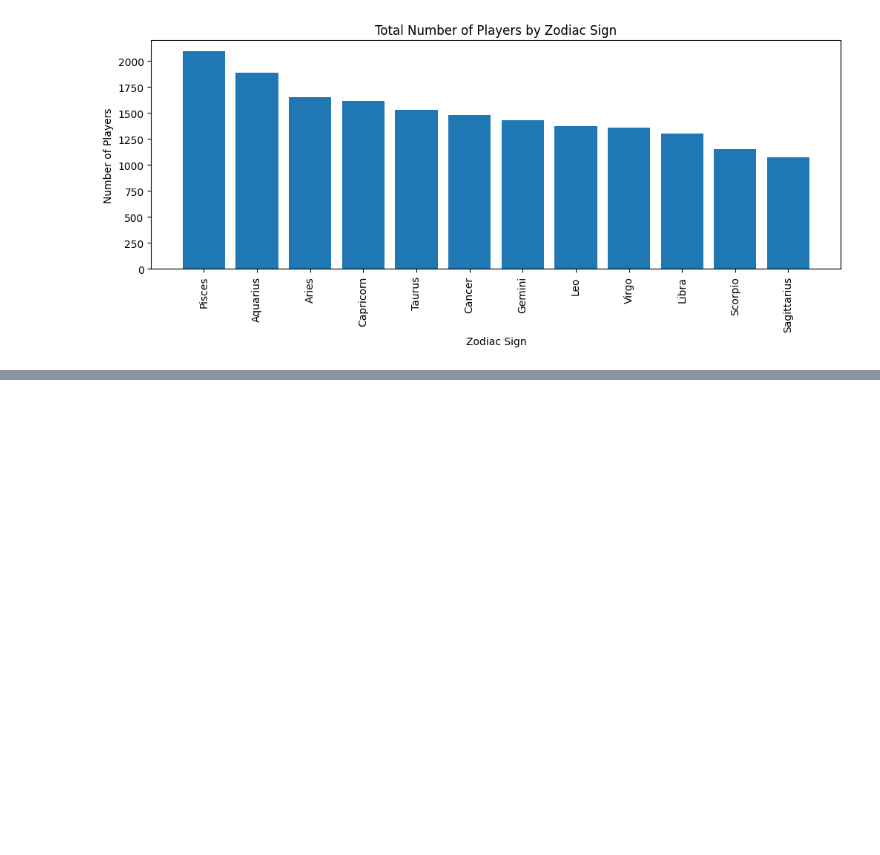
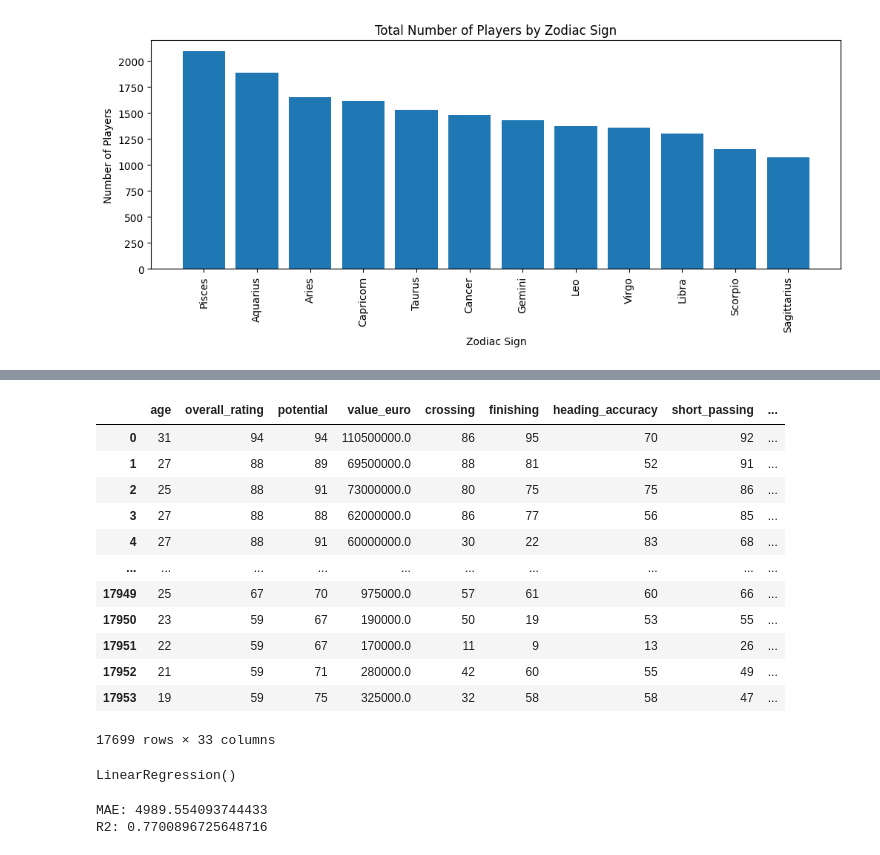
Before and after one commit to plamensve/ML_FINAL_PROJECT_2026, a Jupyter notebook: notebooks/01_overview.ipynb, the cells around one changed output, grey strips where cells are left out. Cells and saved outputs as stored; diff of their text form; code cells hidden in the pictures; blank space fills up the shorter version.

```diff
--- a/notebooks/01_overview.ipynb
+++ b/notebooks/01_overview.ipynb
@@ -461,0 +580,2 @@ positions_percent
+# %%
+performance_data = data.dropna(subset=['wage_euro']).copy()
@@ -461,0 +726,36 @@ positions_percent
+# %%
+performance_data_training_features = [
+        'age',
+        'overall_rating',
+        'potential',
+        'value_euro',
+        'crossing',
+        'finishing',
+        'heading_accuracy',
+        'short_passing',
+        'volleys',
+        'dribbling',
+        'curve',
+        'freekick_accuracy',
+        'long_passing',
+        'ball_control',
+        'acceleration',
+        'sprint_speed',
+        'agility',
+        'reactions',
+        'balance',
+        'shot_power',
+        'jumping',
+        'stamina',
+        'strength',
+        'long_shots',
+        'aggression',
+        'interceptions',
+        'positioning',
+        'vision',
+        'penalties',
+        'composure',
+        'marking',
+        'standing_tackle',
+        'sliding_tackle'
+]
@@ -461,0 +782,5 @@ positions_percent
+# %%
+performance_data = performance_data.dropna(subset=['value_euro'])
+# %%
+model_2_data = performance_data[performance_data_training_features]
+model_2_data.isna().sum()
@@ -461,0 +805,16 @@ positions_percent
+# %%
+model_2_data
+# %% [output]
+|  | age | overall_rating | potential | value_euro | crossing | finishing | heading_accuracy | short_passing | ... |
+| 0 | 31 | 94 | 94 | 110500000.0 | 86 | 95 | 70 | 92 | ... |
+| 1 | 27 | 88 | 89 | 69500000.0 | 88 | 81 | 52 | 91 | ... |
+| 2 | 25 | 88 | 91 | 73000000.0 | 80 | 75 | 75 | 86 | ... |
+| 3 | 27 | 88 | 88 | 62000000.0 | 86 | 77 | 56 | 85 | ... |
+| 4 | 27 | 88 | 91 | 60000000.0 | 30 | 22 | 83 | 68 | ... |
+| ... | ... | ... | ... | ... | ... | ... | ... | ... | ... |
+| 17949 | 25 | 67 | 70 | 975000.0 | 57 | 61 | 60 | 66 | ... |
+| 17950 | 23 | 59 | 67 | 190000.0 | 50 | 19 | 53 | 55 | ... |
+| 17951 | 22 | 59 | 67 | 170000.0 | 11 | 9 | 13 | 26 | ... |
+| 17952 | 21 | 59 | 71 | 280000.0 | 42 | 60 | 55 | 49 | ... |
+| 17953 | 19 | 59 | 75 | 325000.0 | 32 | 58 | 58 | 47 | ... |
+17699 rows × 33 columns
@@ -461,0 +830,5 @@ positions_percent
+# %%
+model = LinearRegression()
+model.fit(X_train, y_train)
+# %% [output]
+LinearRegression()
@@ -461,0 +837,9 @@ positions_percent
+# %%
+mae = mean_absolute_error(y_test, y_pred)
+r2 = r2_score(y_test, y_pred)
+
+print("MAE:", mae)
+print("R2:", r2)
+# %% [output]
+MAE: 4989.554093744433
+R2: 0.7700896725648716
```
Also changed, not shown: parts of 33 cells of this notebook.
